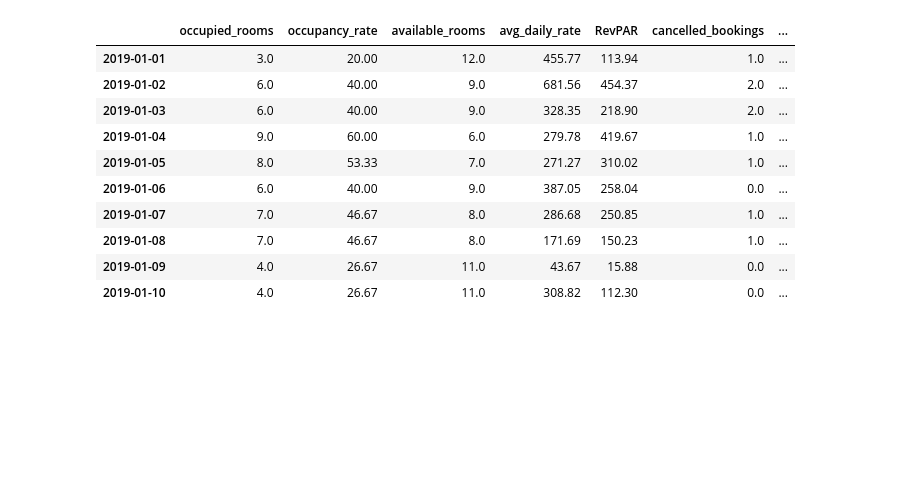
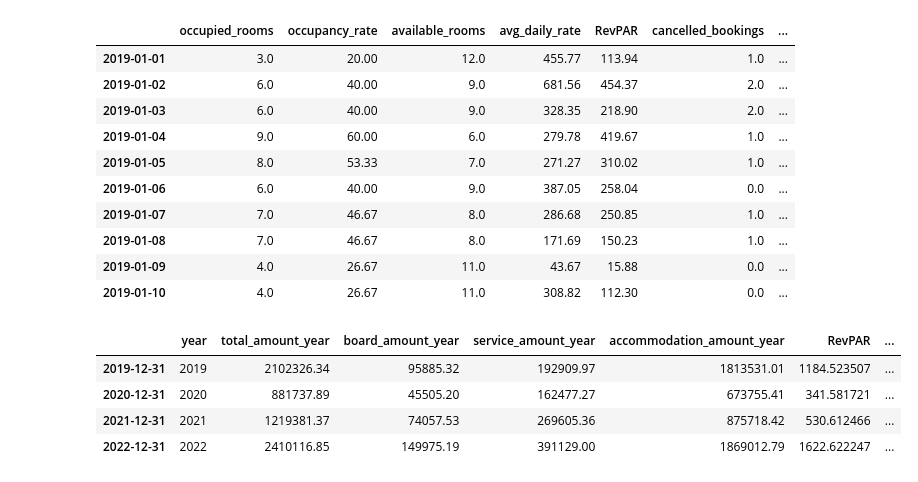
Before and after one commit to lauurasarabia/Hotel_Dashboard, a Jupyter notebook: reading.ipynb, the cells around one changed output. Cells and saved outputs as stored; diff of their text form; code cells hidden in the pictures; blank space fills up the shorter version.

```diff
--- a/reading.ipynb
+++ b/reading.ipynb
@@ -169,8 +179,8 @@ calendar.tail(10)
 # %%
 calendar.to_csv(f'./data/data_sql/calendar.csv', index=False)
 # %%
-occupancy = occupation(reservations_final)
-occupancy[:10]
+statistics_per_day = statistics_per_day(reservations_final)
+statistics_per_day[:10]
 # %% [output]
 |  | occupied_rooms | occupancy_rate | available_rooms | avg_daily_rate | RevPAR | cancelled_bookings | ... |
 | 2019-01-01 | 3.0 | 20.00 | 12.0 | 455.77 | 113.94 | 1.0 | ... |
@@ -187,0 +198,9 @@ occupancy.to_csv(f'./data/data_sql/occupancy.csv')
+# %%
+sales_year = summarize_amount_year(reservations_final, occupancy)
+sales_year
+# %% [output]
+|  | year | total_amount_year | board_amount_year | service_amount_year | accommodation_amount_year | RevPAR | ... |
+| 2019-12-31 | 2019 | 2102326.34 | 95885.32 | 192909.97 | 1813531.01 | 1184.523507 | ... |
+| 2020-12-31 | 2020 | 881737.89 | 45505.20 | 162477.27 | 673755.41 | 341.581721 | ... |
+| 2021-12-31 | 2021 | 1219381.37 | 74057.53 | 269605.36 | 875718.42 | 530.612466 | ... |
+| 2022-12-31 | 2022 | 2410116.85 | 149975.19 | 391129.00 | 1869012.79 | 1622.622247 | ... |
```
Also changed, not shown: parts of 6 cells of this notebook, 4 other files.
